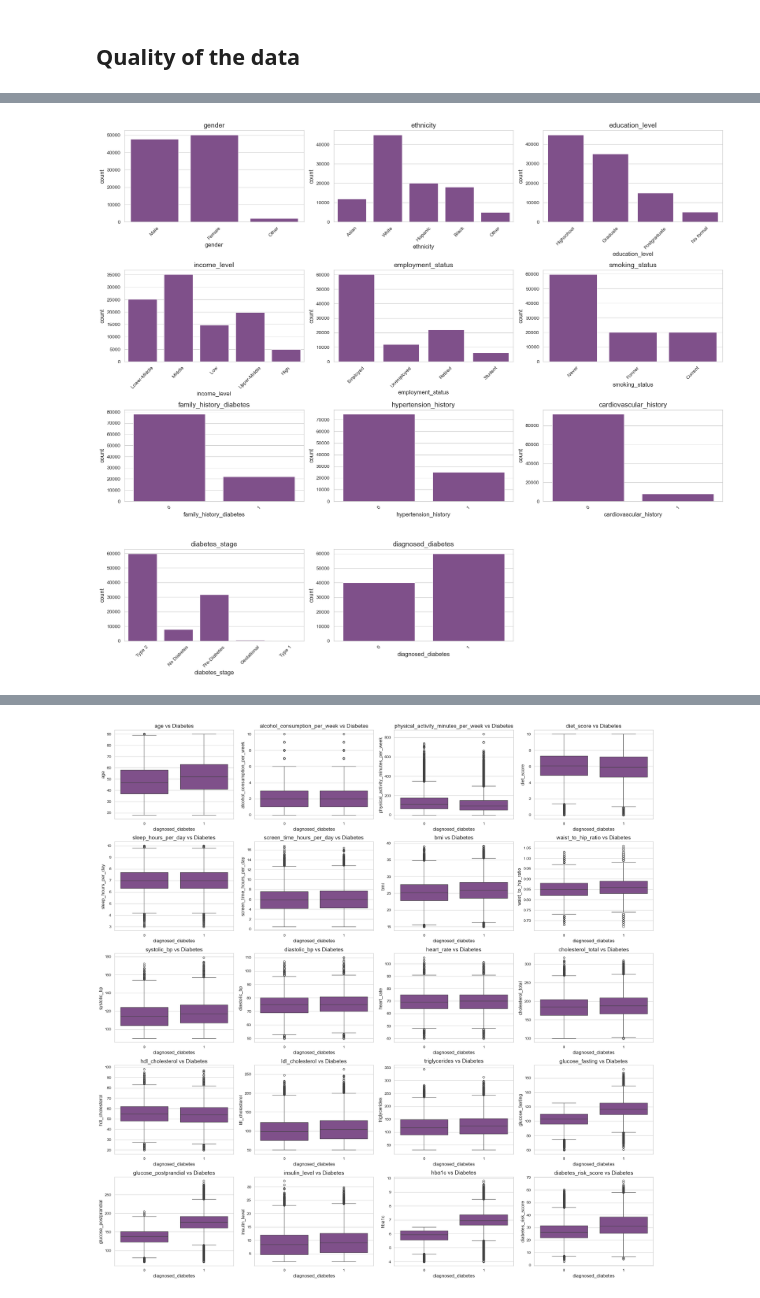
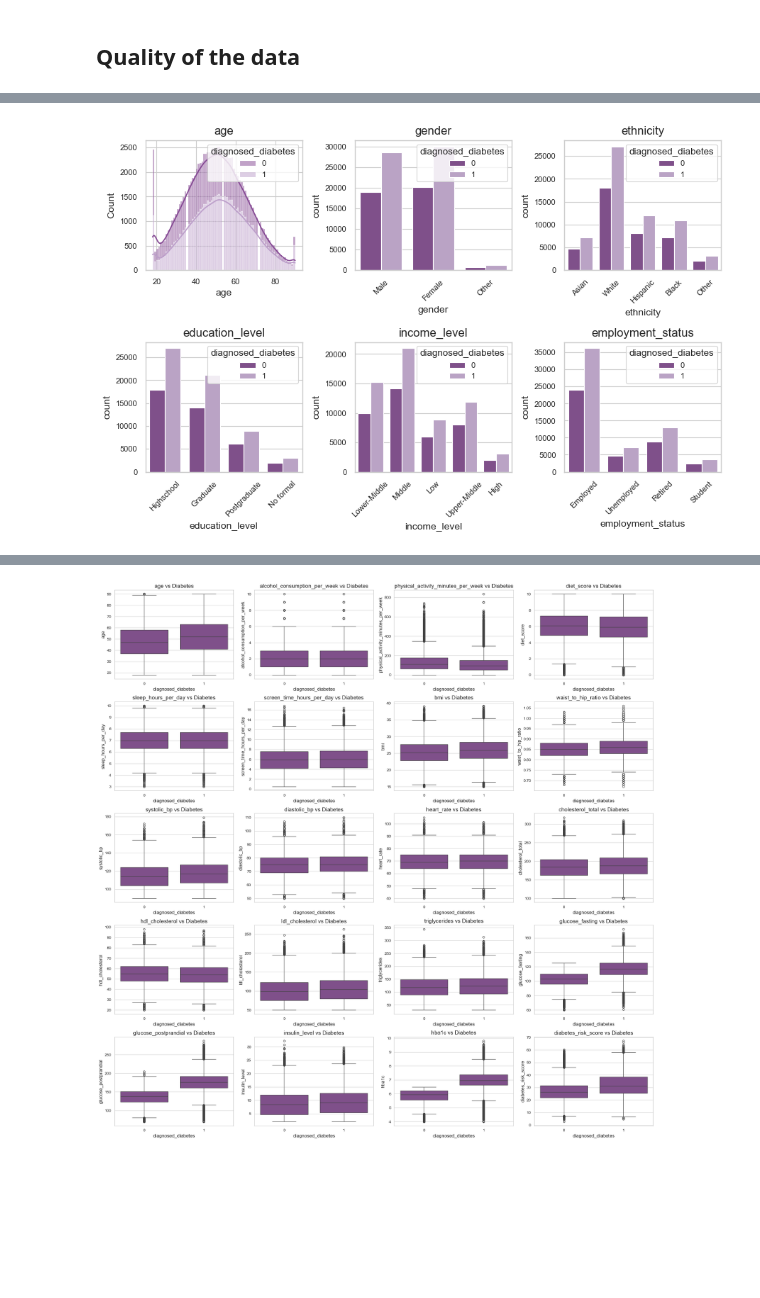
Before and after one commit to com-480-data-visualization/Glucose_Explorers, a Jupyter notebook: EDA.ipynb, the cells around one changed output, grey strips where cells are left out. Saved outputs shown, nothing was run; the diff lists cells and outputs as text; code cells hidden in the pictures; blank space fills up the shorter version.

```diff
--- a/EDA.ipynb
+++ b/EDA.ipynb
@@ -160,18 +252,36 @@ import matplotlib.pyplot as plt
 import seaborn as sns
 import math
 
-cols = 4
-rows = math.ceil(len(continuous_vars) / cols)
+def plot_variable_grid(df, variables, continuous_vars, cols=3, figsize_scale=3, hue=None):
+    """
+    Plots a grid of variables:
+    - histplot for continuous variables
+    - countplot for categorical variables
+    """
 
-fig, axes = plt.subplots(rows, cols, figsize=(20, rows * 4))
-axes = axes.flatten()
+    rows = math.ceil(len(variables) / cols)
+    fig, axes = plt.subplots(rows, cols, figsize=(cols * figsize_scale, rows * figsize_scale))
 
-for i, col in enumerate(continuous_vars):
-    sns.histplot(df[col], kde=True, ax=axes[i])
-    axes[i].set_title(col)
+    # Handle case when only 1 row
+    if rows == 1:
+        axes = [axes] if cols == 1 else axes.flatten()
+    else:
+        axes = axes.flatten()
 
-for i in range(len(continuous_vars), len(axes)):
-    fig.delaxes(axes[i])
+    for i, var in enumerate(variables):
+        ax = axes[i]
 
-plt.tight_layout()
-plt.show()
+        if var in continuous_vars:
+            sns.histplot(data=df, x=var, kde=True, ax=ax, hue=hue, multiple='stack')
+        else:
+            sns.countplot(data=df, x=var, ax=ax, hue=hue)
+            ax.tick_params(axis='x', rotation=45)
+
+        ax.set_title(var)
+
+    # Remove empty subplots
+    for i in range(len(variables), len(axes)):
+        fig.delaxes(axes[i])
+
+    plt.tight_layout()
+    plt.show()
@@ -198,19 +288,4 @@ plt.show()
-# %%
-cols = 3
-rows = math.ceil(len(categorical_vars) / cols)
-
-fig, axes = plt.subplots(rows, cols, figsize=(18, rows * 4))
-axes = axes.flatten()
-
-for i, col in enumerate(categorical_vars):
-    sns.countplot(data=df, x=col, ax=axes[i])
-    axes[i].set_title(col)
-    axes[i].tick_params(axis='x', rotation=45)
-
-for i in range(len(categorical_vars), len(axes)):
-    fig.delaxes(axes[i])
-
-plt.tight_layout()
-plt.show()
-# %% [output]
-[figure, removed]
+# %%
+plot_variable_grid(df, demographics, continuous_vars, cols=3, hue='diagnosed_diabetes')
+# %% [output]
+[figure, added]
```
Also changed, not shown: parts of 24 cells of this notebook.
